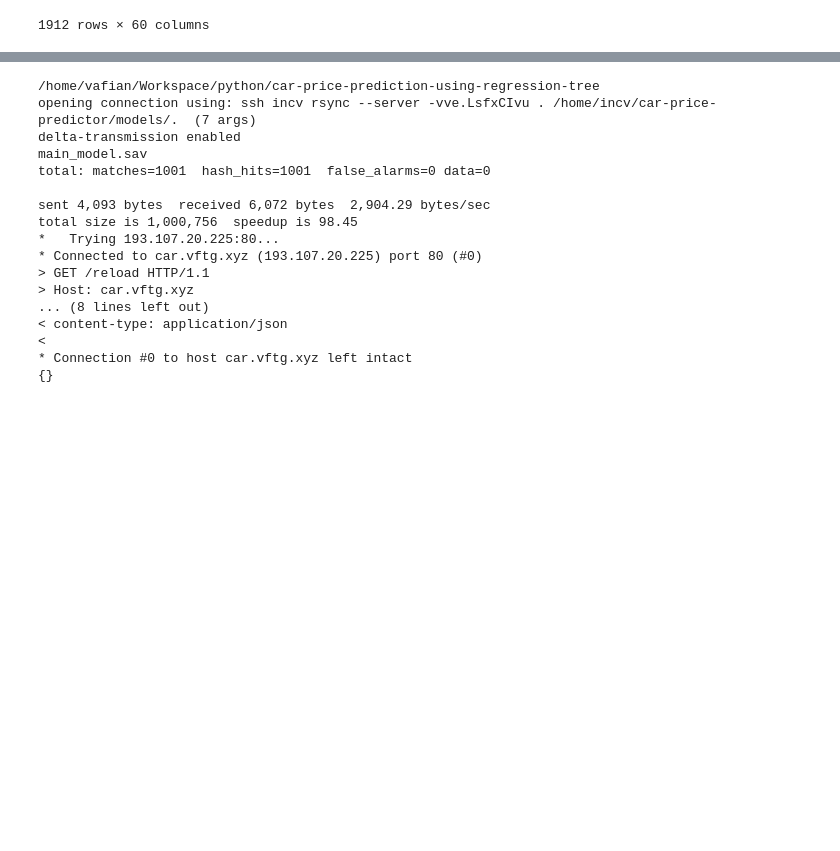
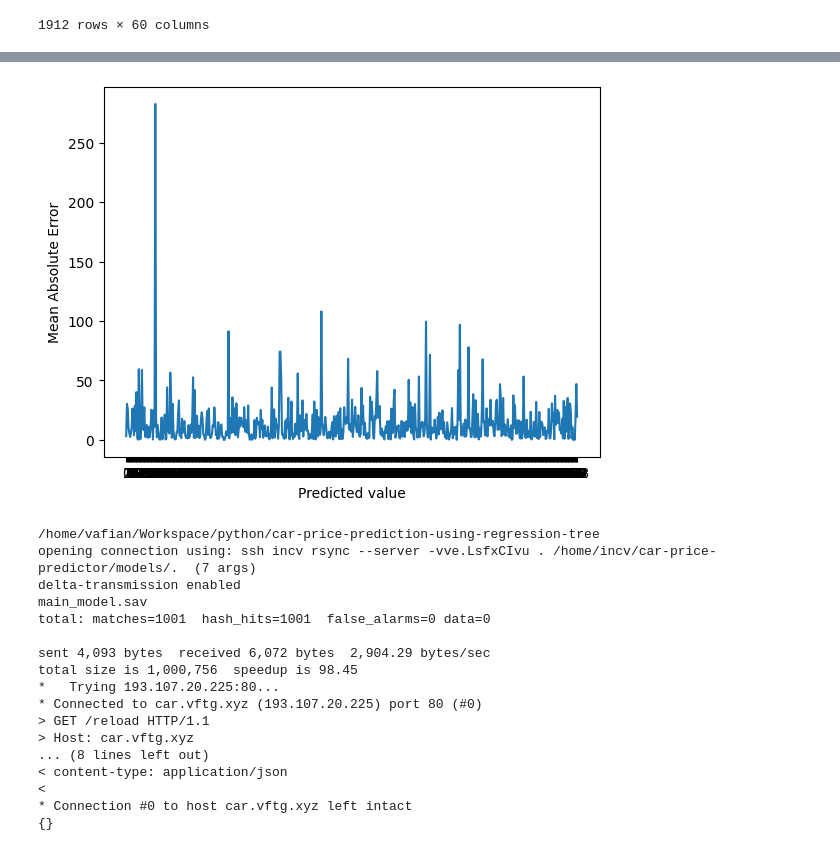
Before and after one commit to VafaTarighi/car-price-prediction-using-regression-tree, a Jupyter notebook: decision-tree-regression.ipynb, the cells around one changed output, grey strips where cells are left out. Cells and saved outputs as stored; diff of their text form; code cells hidden in the pictures; blank space fills up the shorter version.

```diff
--- a/decision-tree-regression.ipynb
+++ b/decision-tree-regression.ipynb
@@ -83,3 +135,36 @@ mean_squared_error:  13.624453750649169
+# %%
+def get_aes(model):
+    y_pred = model.predict(x_test)
+    errors = list()
+    for i in range(len(y_test)):
+        # print(i)
+        err = (y_pred[i] - y_test.iloc[i])
+        # print(err)
+        err_abs = abs(err)
+        # print(err_abs)
+        errors.append(err_abs)
+
+    return errors, y_pred
+# %%
+from matplotlib import pyplot
+
+# calculate MAE for GradientBoostingRegressor
+gbr_err, gbr_pred = get_aes(gbr)
+
+# calculate MAE for DesicionTreeRegressor
+dt_err, dt_pred = get_aes(dt)
+
+# calculate MAE for LinearRegressor
+linear_err, linear_pred = get_aes(linear_reg)
+# %%
+# Line Plot
+pyplot.plot(gbr_err)
+pyplot.xticks(ticks=[i for i in range(len(gbr_err))])
+pyplot.xlabel('Predicted value')
+pyplot.ylabel('Mean Absolute Error')
+pyplot.show()
+# %% [output]
+[figure, added]
 # %%
 # saving the model
 pickle.dump(reg, open(f'models/{model_name}_model.sav', 'wb'))
```
Also changed, not shown: parts of 12 cells of this notebook, 12 other files.
